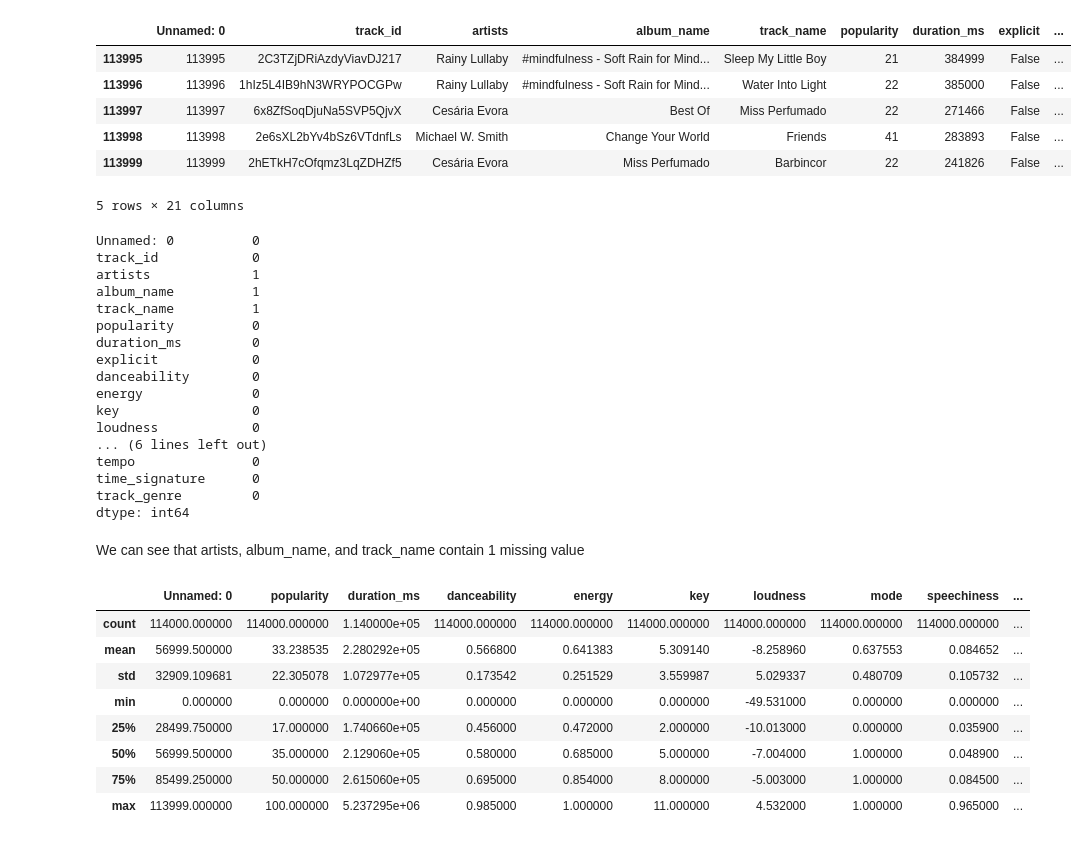
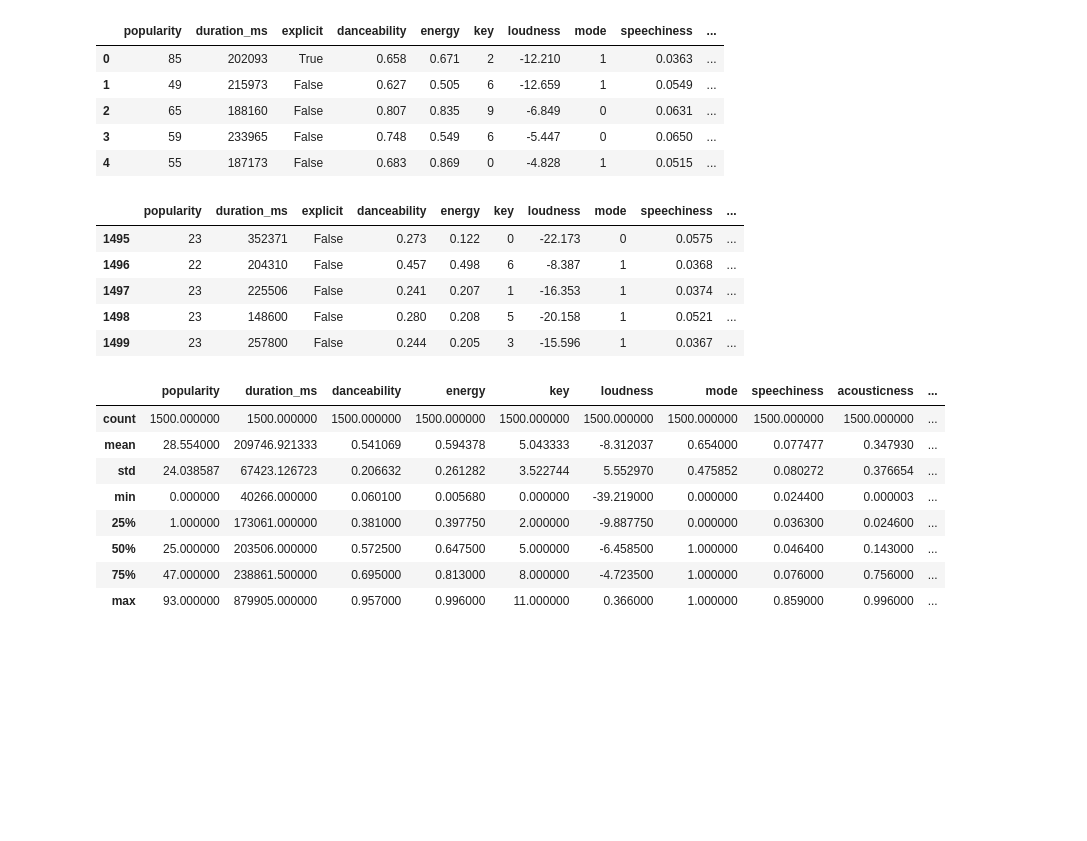
Before and after one commit to Bourkupine/cs4168-Project, a Jupyter notebook: EDA.ipynb, the cells around one changed output. Saved outputs shown, nothing was run; the diff lists cells and outputs as text; code cells hidden in the pictures; blank space fills up the shorter version.

```diff
--- a/EDA.ipynb
+++ b/EDA.ipynb
@@ -5 +6,3 @@ I want to investigate the correlation between the popularity of a song and the k
+# %%
+df = pd.read_csv('tracks.csv')
 # %% [markdown]
@@ -12,4 +9,0 @@ import seaborn as sns
-# %%
-# Import dataset
-df = pd.read_csv('dataset.csv')
-df.head()
@@ -24,44 +10,30 @@ df.head()
+# %%
+df.head(5)
+# %% [output]
+|  | popularity | duration_ms | explicit | danceability | energy | key | loudness | mode | speechiness | ... |
+| 0 | 85 | 202093 | True | 0.658 | 0.671 | 2 | -12.210 | 1 | 0.0363 | ... |
+| 1 | 49 | 215973 | False | 0.627 | 0.505 | 6 | -12.659 | 1 | 0.0549 | ... |
+| 2 | 65 | 188160 | False | 0.807 | 0.835 | 9 | -6.849 | 0 | 0.0631 | ... |
+| 3 | 59 | 233965 | False | 0.748 | 0.549 | 6 | -5.447 | 0 | 0.0650 | ... |
+| 4 | 55 | 187173 | False | 0.683 | 0.869 | 0 | -4.828 | 1 | 0.0515 | ... |
 # %%
-df.tail()
+df.tail(5)
 # %% [output]
-|  | Unnamed: 0 | track_id | artists | album_name | track_name | popularity | duration_ms | explicit | ... |
-| 113995 | 113995 | 2C3TZjDRiAzdyViavDJ217 | Rainy Lullaby | #mindfulness - Soft Rain for Mind... | Sleep My Little Boy | 21 | 384999 | False | ... |
-| 113996 | 113996 | 1hIz5L4IB9hN3WRYPOCGPw | Rainy Lullaby | #mindfulness - Soft Rain for Mind... | Water Into Light | 22 | 385000 | False | ... |
-| 113997 | 113997 | 6x8ZfSoqDjuNa5SVP5QjvX | Cesária Evora | Best Of | Miss Perfumado | 22 | 271466 | False | ... |
-| 113998 | 113998 | 2e6sXL2bYv4bSz6VTdnfLs | Michael W. Smith | Change Your World | Friends | 41 | 283893 | False | ... |
-| 113999 | 113999 | 2hETkH7cOfqmz3LqZDHZf5 | Cesária Evora | Miss Perfumado | Barbincor | 22 | 241826 | False | ... |
+|  | popularity | duration_ms | explicit | danceability | energy | key | loudness | mode | speechiness | ... |
+| 1495 | 23 | 352371 | False | 0.273 | 0.122 | 0 | -22.173 | 0 | 0.0575 | ... |
+| 1496 | 22 | 204310 | False | 0.457 | 0.498 | 6 | -8.387 | 1 | 0.0368 | ... |
+| 1497 | 23 | 225506 | False | 0.241 | 0.207 | 1 | -16.353 | 1 | 0.0374 | ... |
+| 1498 | 23 | 148600 | False | 0.280 | 0.208 | 5 | -20.158 | 1 | 0.0521 | ... |
+| 1499 | 23 | 257800 | False | 0.244 | 0.205 | 3 | -15.596 | 1 | 0.0367 | ... |
-5 rows × 21 columns
-# %%
-df.isna().sum()
-# %% [output]
-Unnamed: 0          0
-track_id            0
-artists             1
-album_name          1
-track_name          1
-popularity          0
-duration_ms         0
-explicit            0
-danceability        0
-energy              0
-key                 0
-loudness            0
-... (6 lines left out)
-tempo               0
-time_signature      0
-track_genre         0
-dtype: int64
-# %% [markdown]
-We can see that artists, album_name, and track_name contain 1 missing value
 # %%
 df.describe()
 # %% [output]
-|  | Unnamed: 0 | popularity | duration_ms | danceability | energy | key | loudness | mode | speechiness | ... |
-| count | 114000.000000 | 114000.000000 | 1.140000e+05 | 114000.000000 | 114000.000000 | 114000.000000 | 114000.000000 | 114000.000000 | 114000.000000 | ... |
-| mean | 56999.500000 | 33.238535 | 2.280292e+05 | 0.566800 | 0.641383 | 5.309140 | -8.258960 | 0.637553 | 0.084652 | ... |
-| std | 32909.109681 | 22.305078 | 1.072977e+05 | 0.173542 | 0.251529 | 3.559987 | 5.029337 | 0.480709 | 0.105732 | ... |
-| min | 0.000000 | 0.000000 | 0.000000e+00 | 0.000000 | 0.000000 | 0.000000 | -49.531000 | 0.000000 | 0.000000 | ... |
-| 25% | 28499.750000 | 17.000000 | 1.740660e+05 | 0.456000 | 0.472000 | 2.000000 | -10.013000 | 0.000000 | 0.035900 | ... |
-| 50% | 56999.500000 | 35.000000 | 2.129060e+05 | 0.580000 | 0.685000 | 5.000000 | -7.004000 | 1.000000 | 0.048900 | ... |
-| 75% | 85499.250000 | 50.000000 | 2.615060e+05 | 0.695000 | 0.854000 | 8.000000 | -5.003000 | 1.000000 | 0.084500 | ... |
-| max | 113999.000000 | 100.000000 | 5.237295e+06 | 0.985000 | 1.000000 | 11.000000 | 4.532000 | 1.000000 | 0.965000 | ... |
+|  | popularity | duration_ms | danceability | energy | key | loudness | mode | speechiness | acousticness | ... |
+| count | 1500.000000 | 1500.000000 | 1500.000000 | 1500.000000 | 1500.000000 | 1500.000000 | 1500.000000 | 1500.000000 | 1500.000000 | ... |
+| mean | 28.554000 | 209746.921333 | 0.541069 | 0.594378 | 5.043333 | -8.312037 | 0.654000 | 0.077477 | 0.347930 | ... |
+| std | 24.038587 | 67423.126723 | 0.206632 | 0.261282 | 3.522744 | 5.552970 | 0.475852 | 0.080272 | 0.376654 | ... |
+| min | 0.000000 | 40266.000000 | 0.060100 | 0.005680 | 0.000000 | -39.219000 | 0.000000 | 0.024400 | 0.000003 | ... |
+| 25% | 1.000000 | 173061.000000 | 0.381000 | 0.397750 | 2.000000 | -9.887750 | 0.000000 | 0.036300 | 0.024600 | ... |
+| 50% | 25.000000 | 203506.000000 | 0.572500 | 0.647500 | 5.000000 | -6.458500 | 1.000000 | 0.046400 | 0.143000 | ... |
+| 75% | 47.000000 | 238861.500000 | 0.695000 | 0.813000 | 8.000000 | -4.723500 | 1.000000 | 0.076000 | 0.756000 | ... |
+| max | 93.000000 | 879905.000000 | 0.957000 | 0.996000 | 11.000000 | 0.366000 | 1.000000 | 0.859000 | 0.996000 | ... |
```
Also changed, not shown: parts of 22 cells of this notebook, 3 other files.
